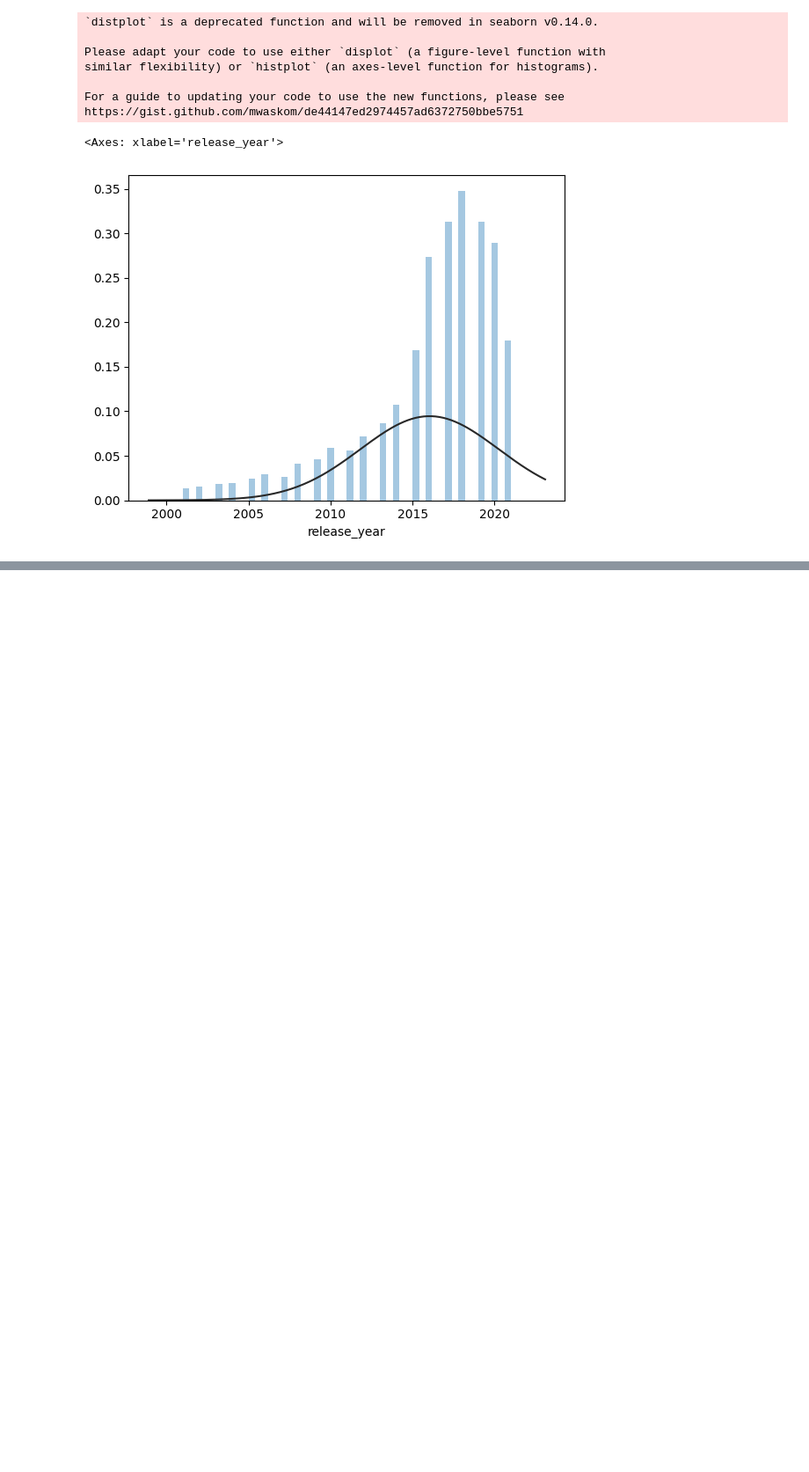
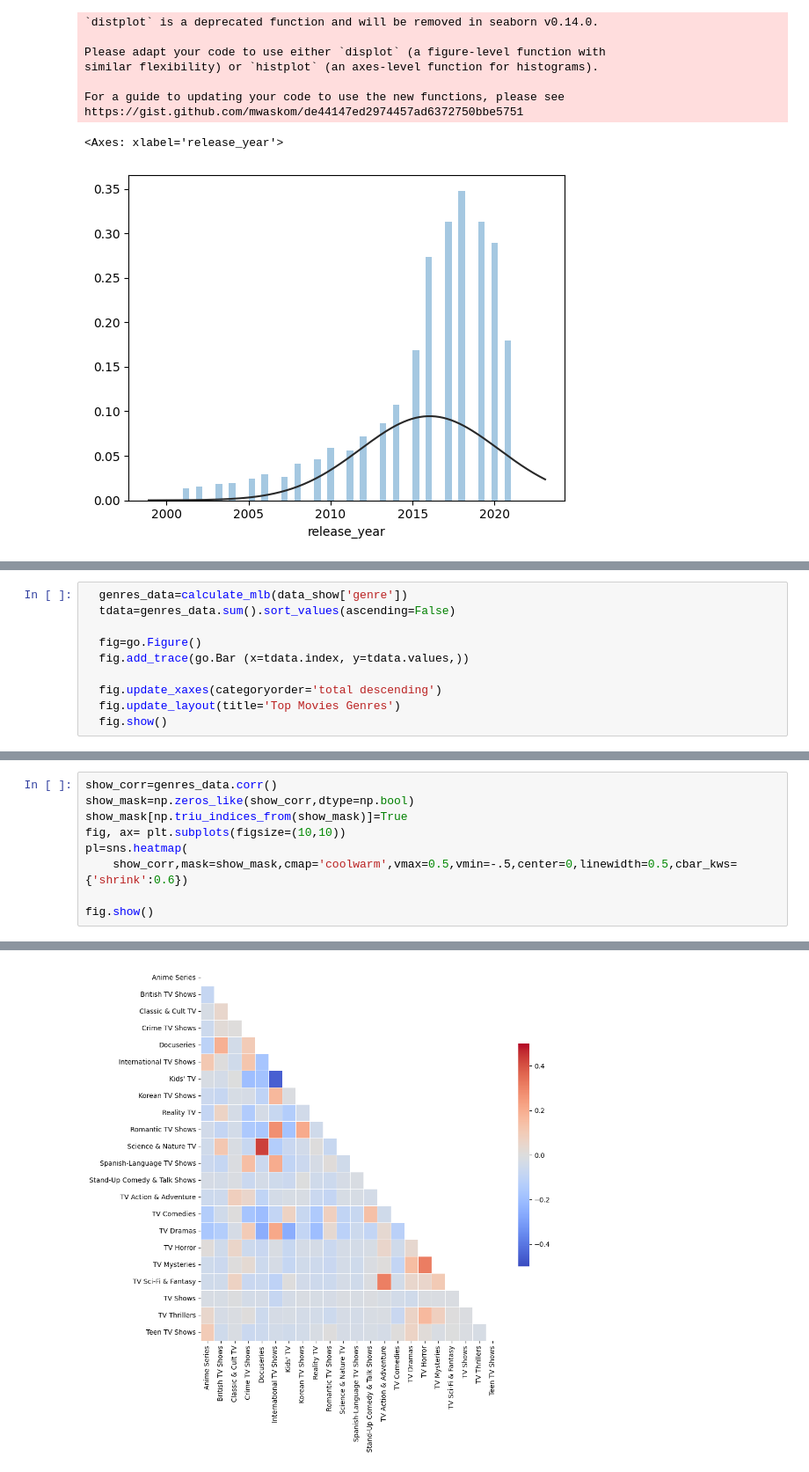
Before and after one commit to Ayben06/Netflix_Analysis_Report, a Jupyter notebook: EDA_Netflix_TV_Shows.ipynb, the cells around one changed output, grey strips where cells are left out. Shown at 88% size. Saved outputs shown, nothing was run; the diff lists cells and outputs as text; blank space fills up the shorter version.

```diff
--- a/EDA_Netflix_TV_Shows.ipynb
+++ b/EDA_Netflix_TV_Shows.ipynb
@@ -371,0 +415,10 @@ https://gist.github.com/mwaskom/de44147ed2974457ad6372750bbe5751
+# %%
+  genres_data=calculate_mlb(data_show['genre'])
+  tdata=genres_data.sum().sort_values(ascending=False)
+
+  fig=go.Figure()
+  fig.add_trace(go.Bar (x=tdata.index, y=tdata.values,))
+
+  fig.update_xaxes(categoryorder='total descending')
+  fig.update_layout(title='Top Movies Genres')
+  fig.show()
@@ -371,0 +427,10 @@ https://gist.github.com/mwaskom/de44147ed2974457ad6372750bbe5751
+# %%
+show_corr=genres_data.corr()
+show_mask=np.zeros_like(show_corr,dtype=np.bool)
+show_mask[np.triu_indices_from(show_mask)]=True
+fig, ax= plt.subplots(figsize=(10,10))
+pl=sns.heatmap(
+    show_corr,mask=show_mask,cmap='coolwarm',vmax=0.5,vmin=-.5,center=0,linewidth=0.5,cbar_kws={'shrink':0.6})
+
+fig.show()
+# %% [output]
@@ -371,0 +439 @@ https://gist.github.com/mwaskom/de44147ed2974457ad6372750bbe5751
+[figure, added]
```
Also changed, not shown: parts of 15 cells of this notebook.
